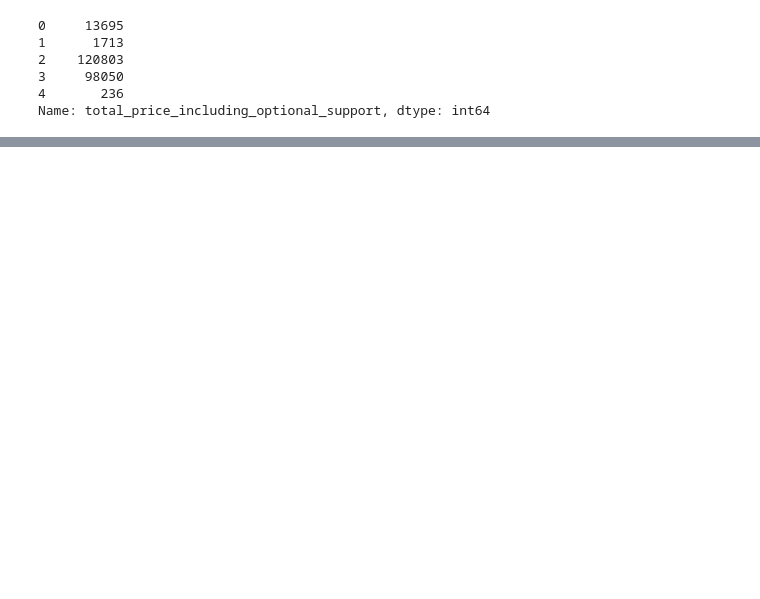
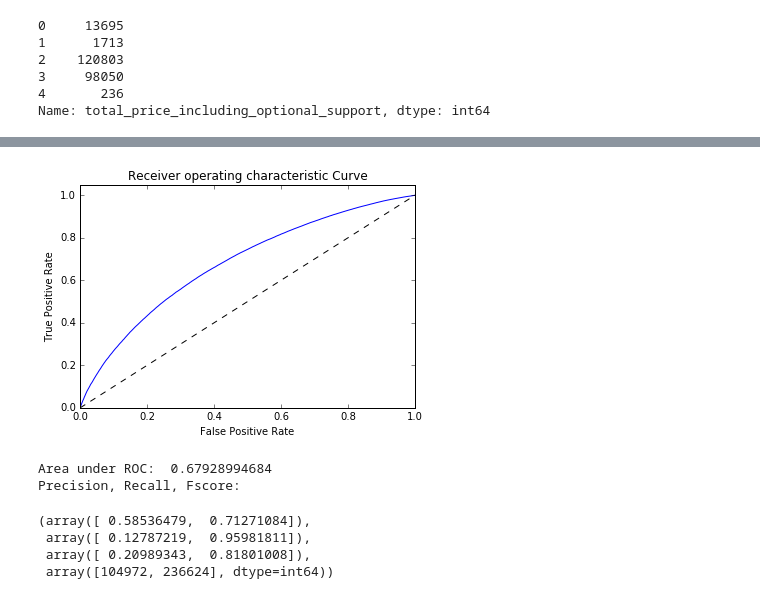
Before and after one commit to Naveed1842/data-science-intensive-2, a Jupyter notebook: Donor-Choose-Project/ModelExploration.ipynb, the cells around one changed output, grey strips where cells are left out. Saved outputs shown, nothing was run; the diff lists cells and outputs as text; code cells hidden in the pictures; blank space fills up the shorter version.

```diff
--- a/Donor-Choose-Project/ModelExploration.ipynb
+++ b/Donor-Choose-Project/ModelExploration.ipynb
@@ -296,0 +438,10 @@ print "% Project Success in test data:", np.mean(proj.funding_status[~mask])
+# %%
+# Logistic regression
+from sklearn.linear_model import LogisticRegression
+clfLog = LogisticRegression()
+
+#parameters = {"multi_class": ['ovr'],"solver":['newton-cg','lbfgs','liblinear','sag']}
+parameters = {"multi_class": ['ovr']}
+clfLog, Xtrain, ytrain, Xtest, ytest = do_classify(clfLog, parameters,
+                                                       projects, c,'funding_status', 'completed', mask=mask,
+                                                       n_jobs = 4, score_func='f1')
@@ -296,0 +457,30 @@ print "% Project Success in test data:", np.mean(proj.funding_status[~mask])
+# %%
+# Plot of a ROC curve for a specific class
+y_score = pd.DataFrame(clfLog.predict_proba(Xtest))[1]
+import sklearn.metrics as metric
+fpr,tpr,thresholds = metric.roc_curve(ytest,y_score)
+
+import matplotlib.pyplot as plt
+
+plt.figure()
+plt.plot(fpr, tpr)
+plt.plot([0, 1], [0, 1], 'k--')
+plt.xlim([0.0, 1.0])
+plt.ylim([0.0, 1.05])
+plt.xlabel('False Positive Rate')
+plt.ylabel('True Positive Rate')
+plt.title('Receiver operating characteristic Curve')
+plt.legend(loc="lower right")
+plt.show()
+
+print 'Area under ROC: ',metric.roc_auc_score(ytest,y_score)
+print 'Precision, Recall, Fscore:'
+metric.precision_recall_fscore_support(ytest,clfLog.predict(Xtest))
+# %% [output]
+[figure, added]
+Area under ROC:  0.67928994684
+Precision, Recall, Fscore:
+(array([ 0.58536479,  0.71271084]),
+ array([ 0.12787219,  0.95981811]),
+ array([ 0.20989343,  0.81801008]),
+ array([104972, 236624], dtype=int64))
```
Also changed, not shown: parts of 26 cells of this notebook.
